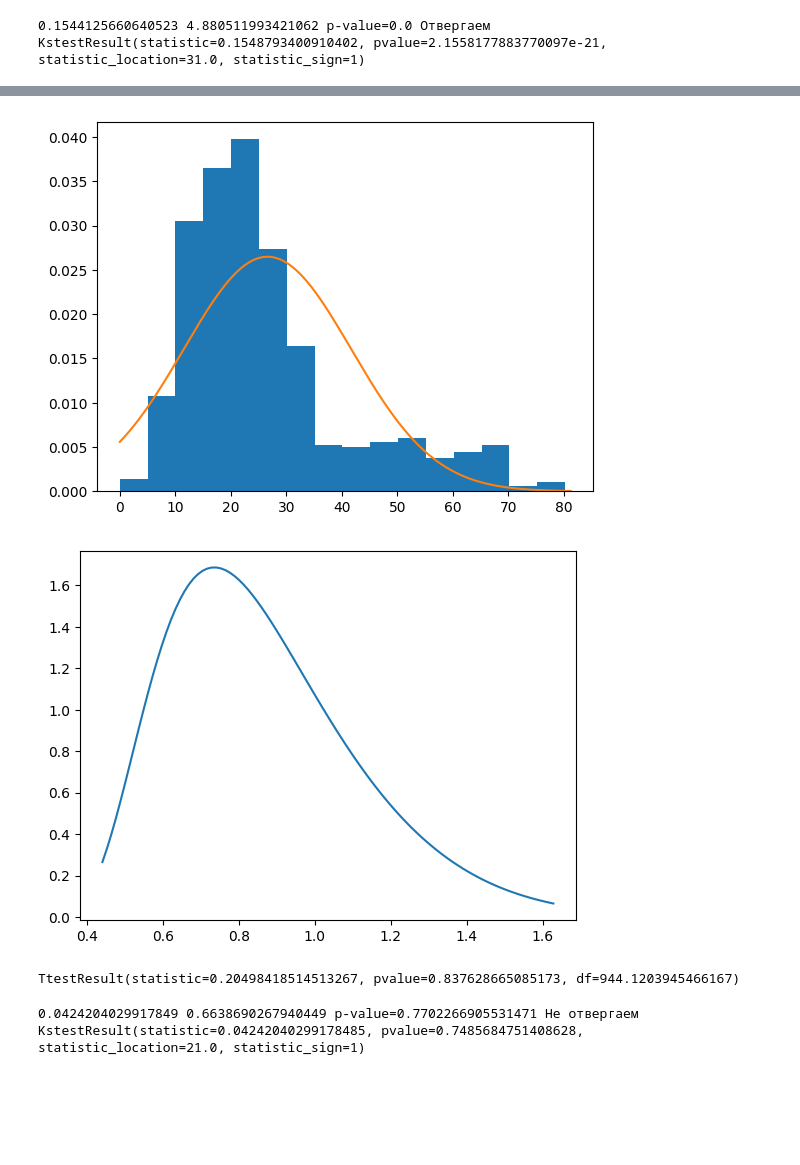
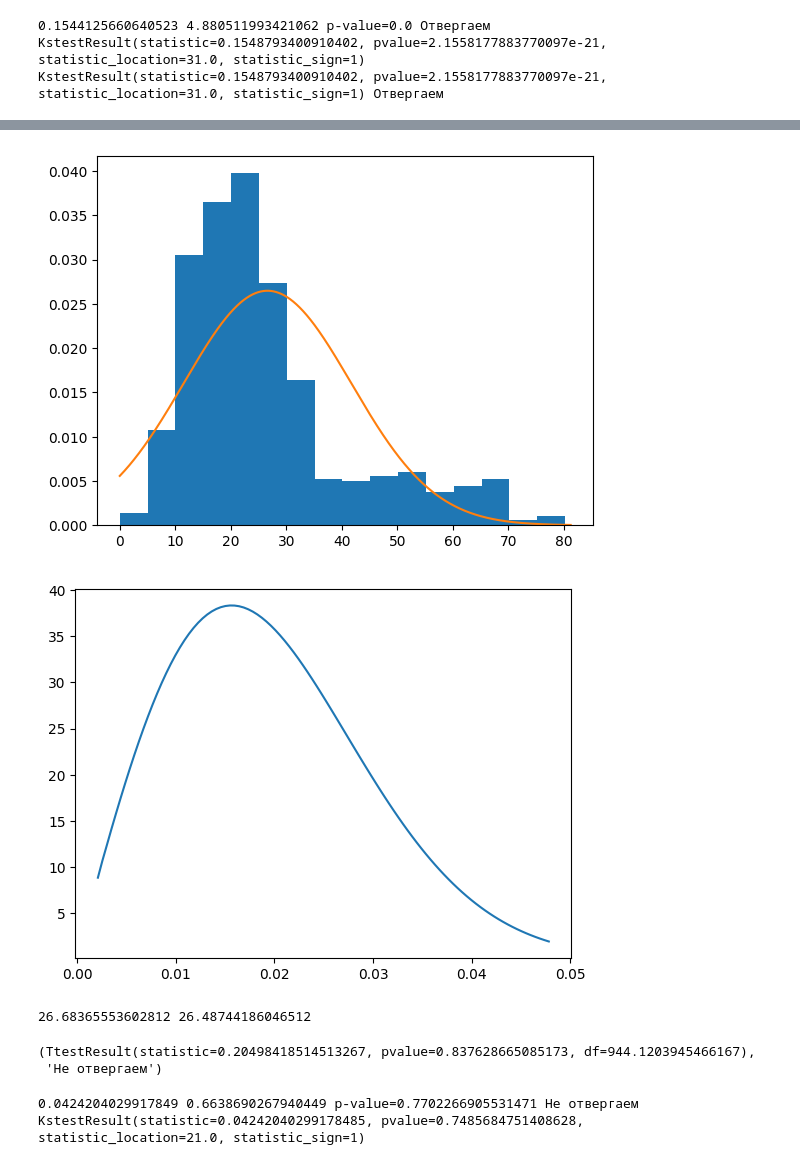
Before and after one commit to Dezzelshipc/CompMath, a Jupyter notebook: sem6-statistics/8.ipynb, the cells around one changed output, grey strips where cells are left out. Saved outputs shown, nothing was run; the diff lists cells and outputs as text; code cells hidden in the pictures; blank space fills up the shorter version.

```diff
--- a/sem6-statistics/8.ipynb
+++ b/sem6-statistics/8.ipynb
@@ -27,40 +21,50 @@ xl = np.linspace(0, max(X)+1, 2001)
 r = f_raspr(xl, X)
 
 xm = np.mean(X)
-sig = np.sqrt(np.var(X, ddof=1))
+sig = np.std(X, ddof=1)
 
 # xm, sig = norm.fit(X)
 
 plt.figure(0)
 cdf = norm.cdf(xl, loc=xm, scale=sig)
 plt.plot(xl, r)
 plt.plot(xl, cdf)
 
 diff = max(abs(r - cdf))
 calculated = diff * np.sqrt(n)
-print(diff, calculated, f'p-value={1-kstwobign.cdf(calculated)}', 'Отвергаем')
+print(diff, calculated, f'p-value={1-ksone.cdf(calculated, n)}', 'Отвергаем')
 
 plt.figure(1)
 plt.hist(X, density=True, range=(0, X.max()), bins=8*2)
 plt.plot(xl, norm.pdf(xl, loc=xm, scale=sig))
 
 plt.figure(2)
 lsp = np.linspace(ksone.ppf(0.01, n), ksone.ppf(0.99, n), 100)
 plt.plot(lsp, ksone.pdf(lsp, n))
 
 
 print(scipy.stats.ks_1samp(X, norm.cdf, args=(xm, sig) ))
+print(scipy.stats.kstest(X, 'norm', args=(xm, sig) ), "Отвергаем")
 plt.show()
 # %% [output]
 0.1544125660640523 4.880511993421062 p-value=0.0 Отвергаем
 KstestResult(statistic=0.1548793400910402, pvalue=2.1558177883770097e-21, statistic_location=31.0, statistic_sign=1)
+KstestResult(statistic=0.1548793400910402, pvalue=2.1558177883770097e-21, statistic_location=31.0, statistic_sign=1) Отвергаем
 [figure]
 [figure]
-[figure, old version]
+[figure, new version]
-# %%
-#3
-scipy.stats.ttest_ind(X1, X2, equal_var=False)
-# %% [output]
-TtestResult(statistic=0.20498418514513267, pvalue=0.837628665085173, df=944.1203945466167)
+# %%
+#3
+X1 = X[df['Недвижимость в собственности (кв.м.)'] == 0]
+X2 = X[df['Недвижимость в собственности (кв.м.)'] > 0]
+n1 = len(X1)
+n2 = len(X2)
+print(np.mean(X1), np.mean(X2))
+
+scipy.stats.ttest_ind(X1, X2, equal_var=False), "Не отвергаем"
+# %% [output]
+26.68365553602812 26.48744186046512
+(TtestResult(statistic=0.20498418514513267, pvalue=0.837628665085173, df=944.1203945466167),
+ 'Не отвергаем')
 # %%
 # 4
```
Also changed, not shown: parts of 6 cells of this notebook, 50 other files.
